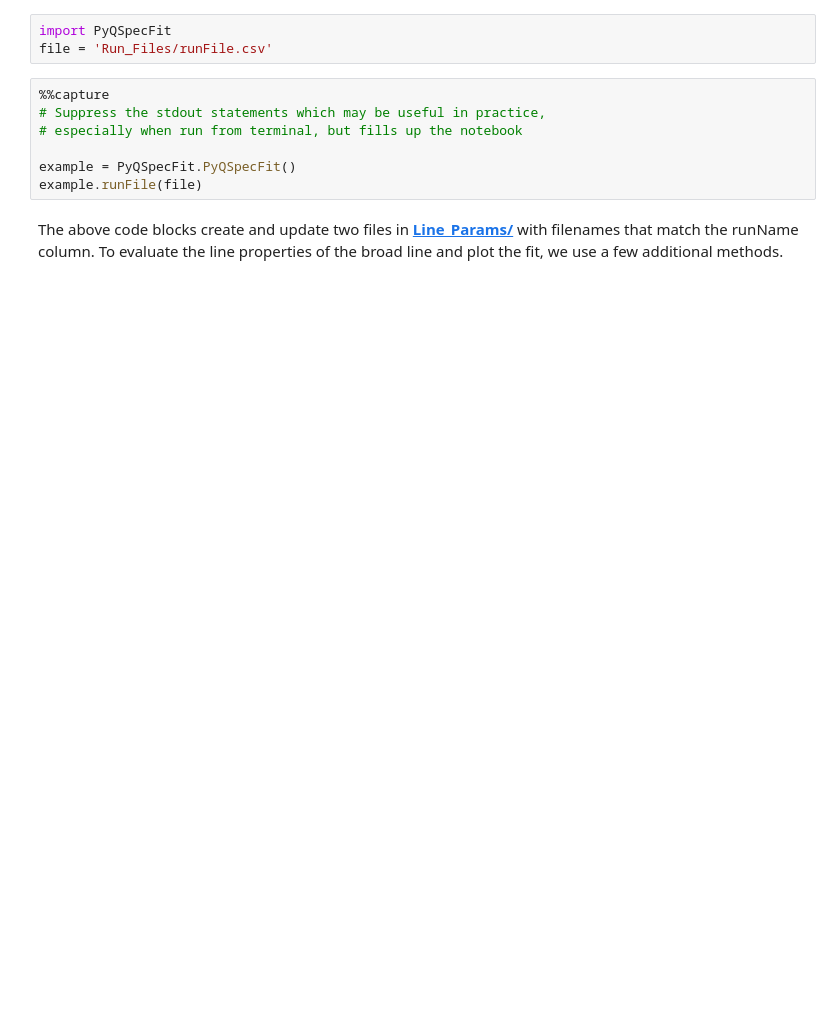
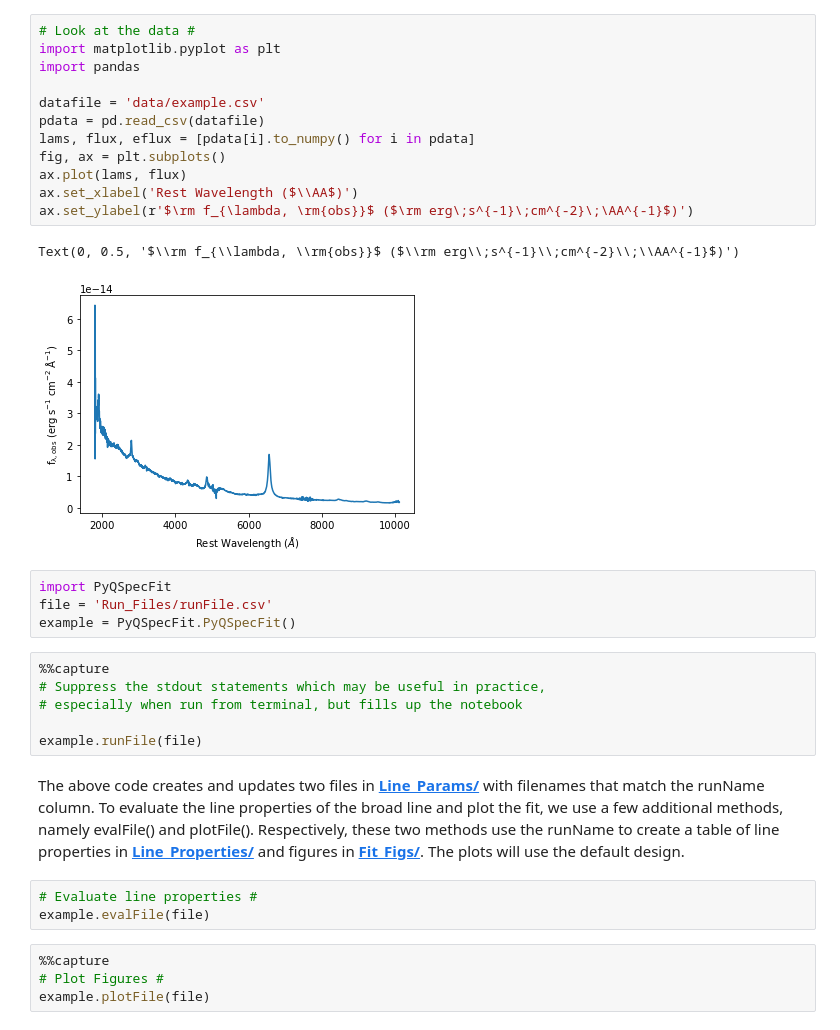
Before and after one commit to samlaihei/PyQSpecFit, a Jupyter notebook: Tutorial.ipynb, the cells around one changed output. Cells and saved outputs as stored; diff of their text form; blank space fills up the shorter version.

```diff
--- a/Tutorial.ipynb
+++ b/Tutorial.ipynb
@@ -71,14 +69,36 @@ In the example, we have provided UV-optical QSO data of one target. We want to f
 
 We then show how to use the runFile using __[example.py](https://github.com/samlaihei/PyQSpecFit/blob/main/example.py)__, which we also show below. The key method is runFile().
 # %%
-import PyQSpecFit
-file = 'Run_Files/runFile.csv'
+# Look at the data #
+import matplotlib.pyplot as plt
+import pandas
+
+datafile = 'data/example.csv'
+pdata = pd.read_csv(datafile)
+lams, flux, eflux = [pdata[i].to_numpy() for i in pdata]
+fig, ax = plt.subplots()
+ax.plot(lams, flux)
+ax.set_xlabel('Rest Wavelength ($\\AA$)')
+ax.set_ylabel(r'$\rm f_{\lambda, \rm{obs}}$ ($\rm erg\;s^{-1}\;cm^{-2}\;\AA^{-1}$)')
+# %% [output]
+Text(0, 0.5, '$\\rm f_{\\lambda, \\rm{obs}}$ ($\\rm erg\\;s^{-1}\\;cm^{-2}\\;\\AA^{-1}$)')
+[figure, added]
+# %%
+import PyQSpecFit
+file = 'Run_Files/runFile.csv'
+example = PyQSpecFit.PyQSpecFit()
 # %%
 %%capture
 # Suppress the stdout statements which may be useful in practice,
 # especially when run from terminal, but fills up the notebook
 
-example = PyQSpecFit.PyQSpecFit()
 example.runFile(file)
 # %% [markdown]
-The above code blocks create and update two files in __[Line_Params/](https://github.com/samlaihei/PyQSpecFit/tree/main/Line_Params)__ with filenames that match the runName column. To evaluate the line properties of the broad line and plot the fit, we use a few additional methods.
+The above code creates and updates two files in __[Line_Params/](https://github.com/samlaihei/PyQSpecFit/tree/main/Line_Params)__ with filenames that match the runName column. To evaluate the line properties of the broad line and plot the fit, we use a few additional methods, namely evalFile() and plotFile(). Respectively, these two methods use the runName to create a table of line properties in __[Line_Properties/](https://github.com/samlaihei/PyQSpecFit/tree/main/Line_Properties)__ and figures in __[Fit_Figs/](https://github.com/samlaihei/PyQSpecFit/tree/main/Fit_Figs)__. The plots will use the default design.
+# %%
+# Evaluate line properties #
+example.evalFile(file)
+# %%
+%%capture
+# Plot Figures #
+example.plotFile(file)
```
Also changed, not shown: parts of 2 cells of this notebook, 7 other files.
